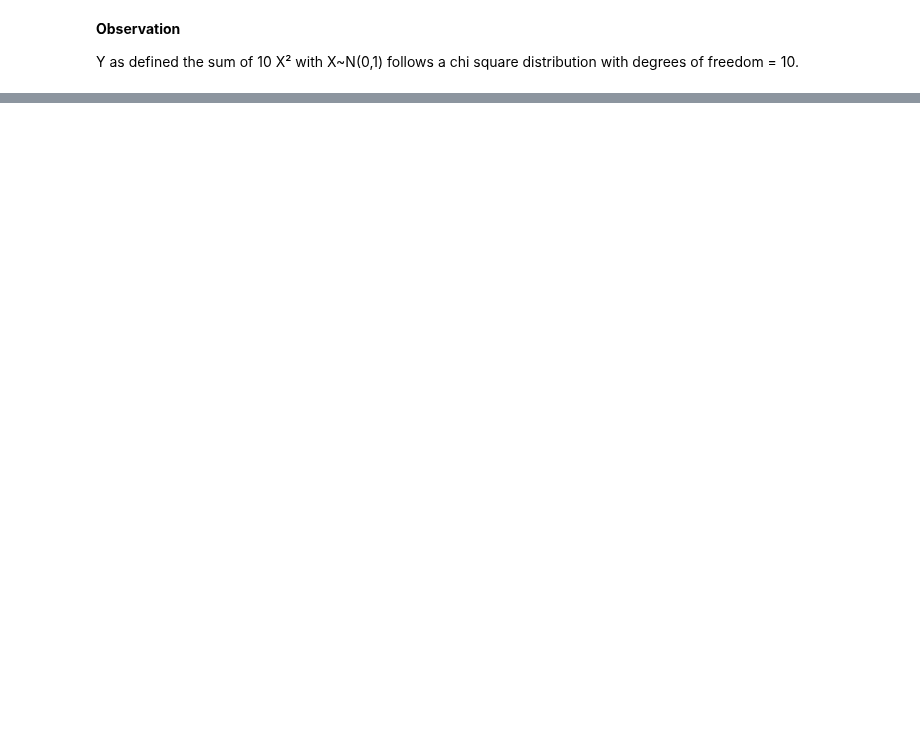
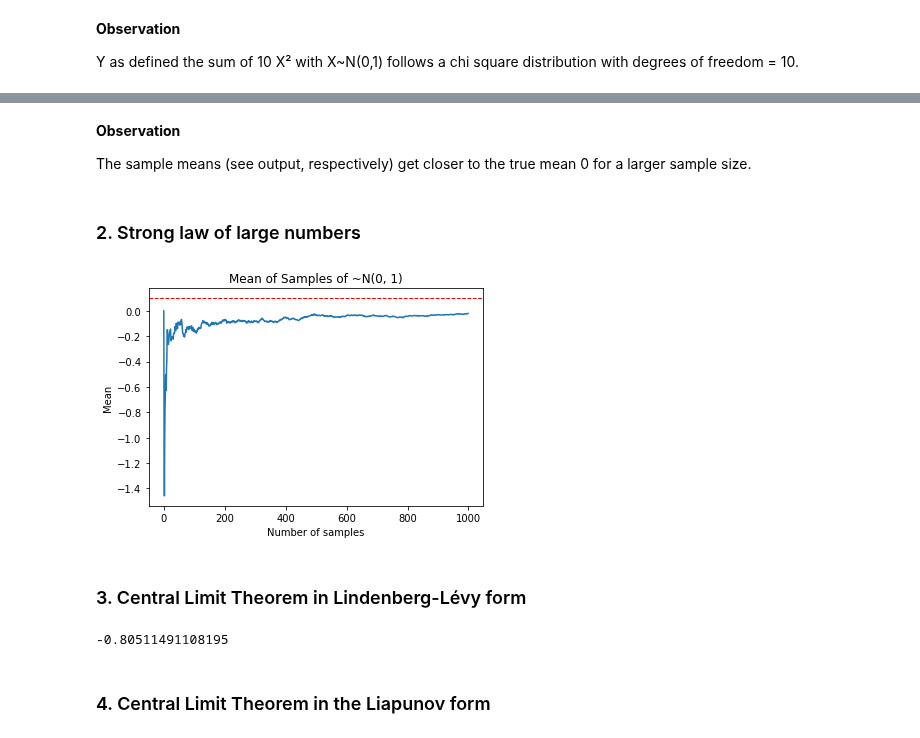
Before and after one commit to DorotheaMueller/statistics_assignments, a Jupyter notebook: ex_1.ipynb, the cells around one changed output, grey strips where cells are left out. Cells and saved outputs as stored; diff of their text form; code cells hidden in the pictures; blank space fills up the shorter version.

```diff
--- a/ex_1.ipynb
+++ b/ex_1.ipynb
@@ -547,0 +596,28 @@ Y as defined the sum of 10 X² with X~N(0,1) follows a chi square distribution w
+# %% [markdown]
+**Observation**
+
+The sample means (see output, respectively) get closer to the true mean 0 for a larger sample size.
+# %% [markdown]
+### 2. Strong law of large numbers
+# %%
+mean_ = 0
+std_dev = 1
+eps = 0.1
+# eps_2 =
+
+n_samples = 1000
+sample = np.random.normal(mean_, std_dev, n_samples)
+# Calculate mean for each additional sample.
+all_means = np.zeros(n_samples)
+for i in range(1, n_samples):
+    all_means[i] = np.mean(sample[:i])
+
+plt.plot(all_means)
+plt.xlabel("Number of samples")
+plt.ylabel("Mean")
+plt.axhline(eps, color='red', linestyle='dashed', linewidth=1)
+plt.title(f"Mean of Samples of ~N({mean_}, {std_dev})");
+# %% [output]
+[figure, added]
+# %% [markdown]
+### 3. Central Limit Theorem in Lindenberg-Lévy form
@@ -547,0 +627,12 @@ Y as defined the sum of 10 X² with X~N(0,1) follows a chi square distribution w
+# %%
+# Choose Bernoulli distribution as an example.
+n = 2000
+mean_ = 0.5
+std_dev =  mean_ * (1 - mean_) # Analytical result.
+samples = np.random.binomial(1, mean_, n) # Sampling from Bernoulli.
+a = central_limit_lindenberg(np.mean(samples), mean_, np.std(samples), n)
+a
+# %% [output]
+-0.80511491108195
+# %% [markdown]
+### 4. Central Limit Theorem in the Liapunov form
```
Also changed, not shown: parts of 13 cells of this notebook.
